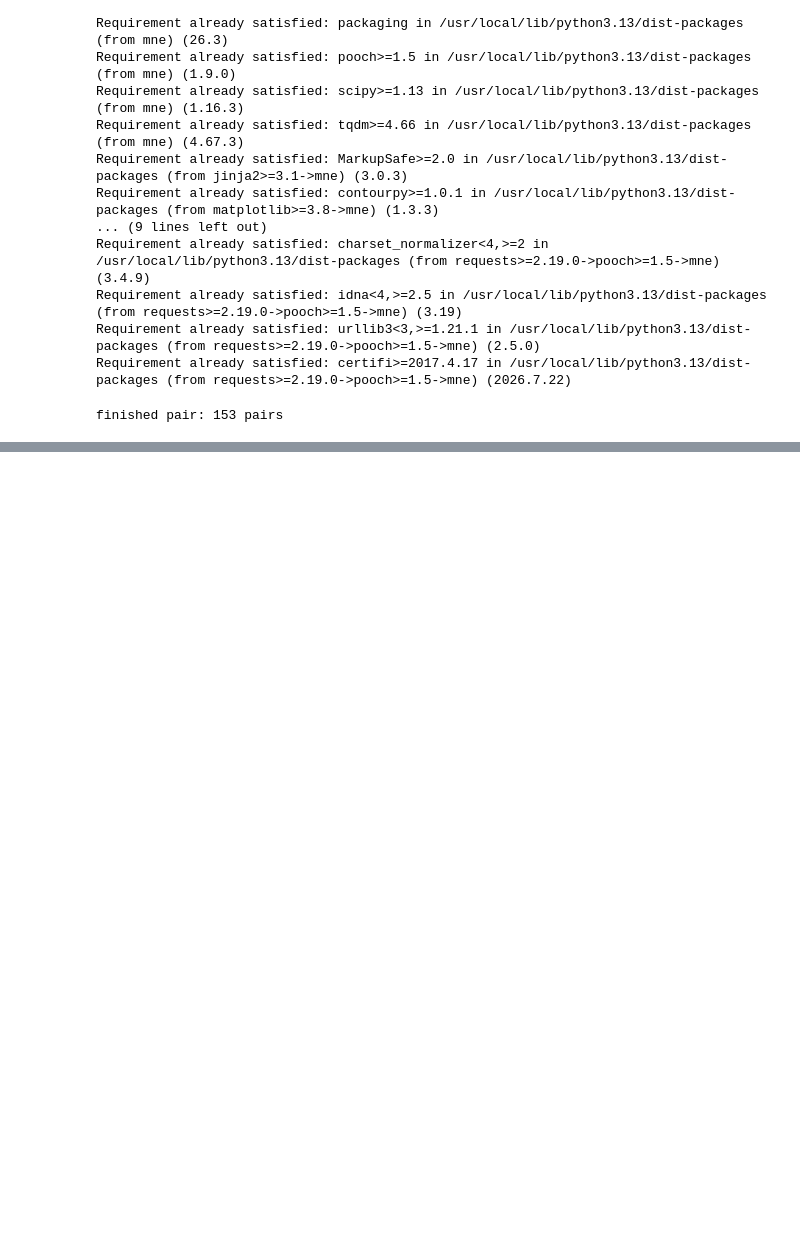
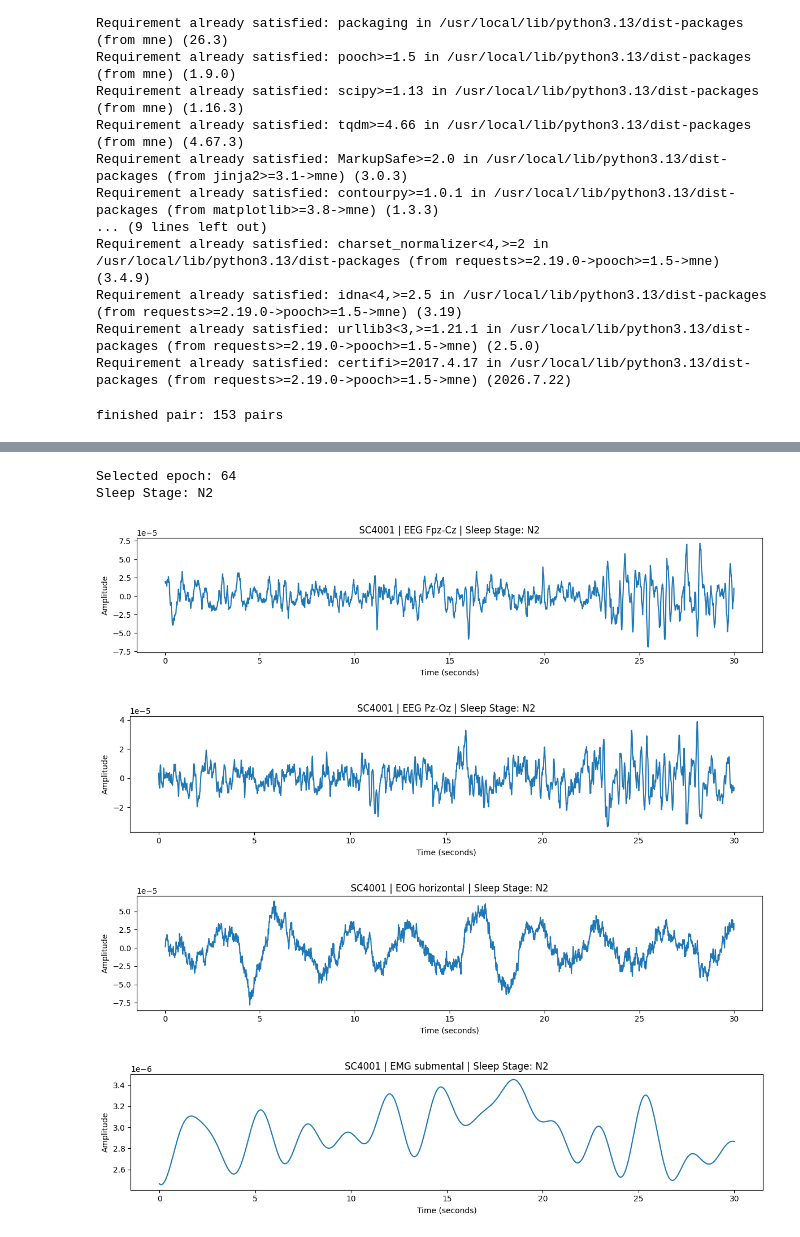
Before and after one commit to fenfics/sleep-stage-classification, a Jupyter notebook: notebooks/03_preprocessing.ipynb, the cells around one changed output, grey strips where cells are left out. Saved outputs shown, nothing was run; the diff lists cells and outputs as text; code cells hidden in the pictures; blank space fills up the shorter version.

```diff
--- a/notebooks/03_preprocessing.ipynb
+++ b/notebooks/03_preprocessing.ipynb
@@ -290,3 +420,54 @@ plt.show()
+# %%
+f = os.path.join(PROCESSED_DIR, "SC4001.npz")
+
+data = np.load(f, allow_pickle=True)
+
+X = data["x"]
+y = data["y"]
+fs = float(data["fs"])
+ch_names = data["ch_names"]
+subject = str(data["subject_key"])
+
+# เลือก epoch ที่เป็น N2
+epoch_idx = np.where(y == 2)[0][0]
+
+label_names = {
+    0: "W",
+    1: "N1",
+    2: "N2",
+    3: "N3",
+    4: "REM"
+}
+
+print("Selected epoch:", epoch_idx)
+print("Sleep Stage:", label_names[int(y[epoch_idx])])
+
+time = np.arange(X.shape[2]) / fs
+
+for ch_idx, ch_name in enumerate(ch_names):
+
+    plt.figure(figsize=(12, 3))
+
+    plt.plot(time, X[epoch_idx, ch_idx])
+
+    plt.xlabel("Time (seconds)")
+    plt.ylabel("Amplitude")
+    plt.title(
+        f"{subject} | {ch_name} | "
+        f"Sleep Stage: {label_names[int(y[epoch_idx])]}"
+    )
+
+    plt.tight_layout()
+    plt.show()
+
+data.close()
+# %% [output]
+Selected epoch: 64
+Sleep Stage: N2
+[figure, added]
+[figure, added]
+[figure, added]
+[figure, added]
 # %%
 gitignore_path = f"{PROJECT_DIR}/.gitignore"
 with open(gitignore_path, "r") as f:
```
Also changed, not shown: parts of 7 cells of this notebook.
